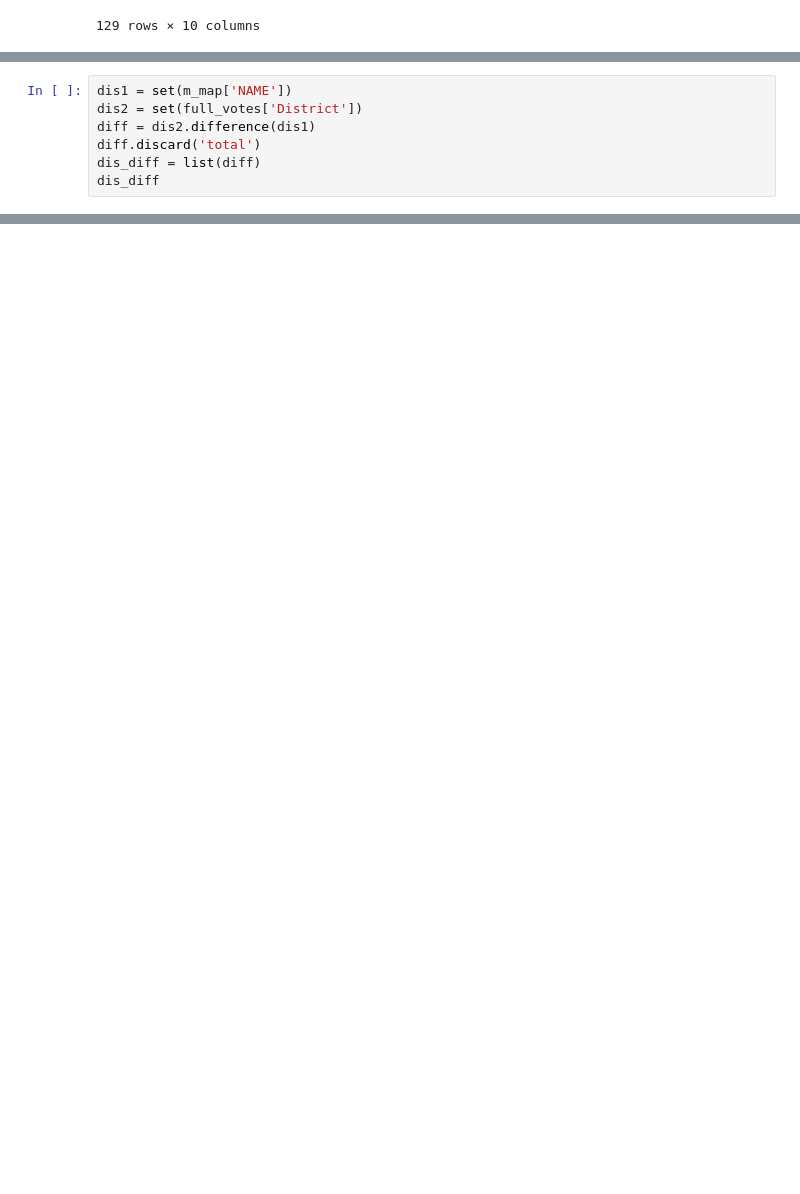
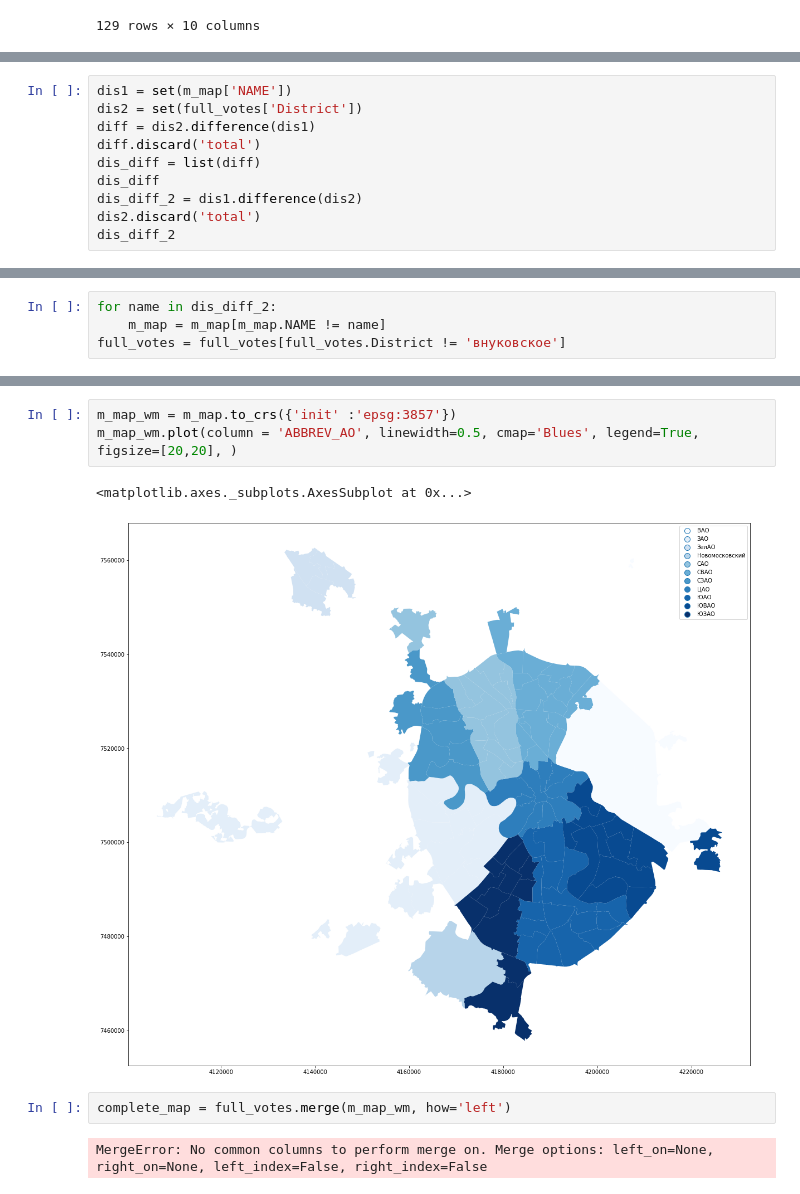
Before and after one commit to kirastain/SPO-5sem, a Jupyter notebook: lab3/Untitled1.ipynb, the cells around one changed output, grey strips where cells are left out. Cells and saved outputs as stored; diff of their text form; blank space fills up the shorter version.

Commit message:
data merged

```diff
--- a/lab3/Untitled1.ipynb
+++ b/lab3/Untitled1.ipynb
@@ -131,4 +89,7 @@ diff = dis2.difference(dis1)
 diff.discard('total')
 dis_diff = list(diff)
 dis_diff
+dis_diff_2 = dis1.difference(dis2)
+dis2.discard('total')
+dis_diff_2
 # %% [output]
@@ -137,0 +134,4 @@ global_data = full_votes.merge(m_map, left_on='Число избирателей
+# %%
+for name in dis_diff_2:
+    m_map = m_map[m_map.NAME != name]
+full_votes = full_votes[full_votes.District != 'внуковское']
@@ -137,0 +156,10 @@ global_data = full_votes.merge(m_map, left_on='Число избирателей
+# %%
+m_map_wm = m_map.to_crs({'init' :'epsg:3857'})
+m_map_wm.plot(column = 'ABBREV_AO', linewidth=0.5, cmap='Blues', legend=True, figsize=[20,20], )
+# %% [output]
+<matplotlib.axes._subplots.AxesSubplot at 0x...>
+[figure, added]
+# %%
+complete_map = full_votes.merge(m_map_wm, how='left')
+# %% [output]
+MergeError: No common columns to perform merge on. Merge options: left_on=None, right_on=None, left_index=False, right_index=False
```
Also changed, not shown: parts of 8 cells of this notebook.
